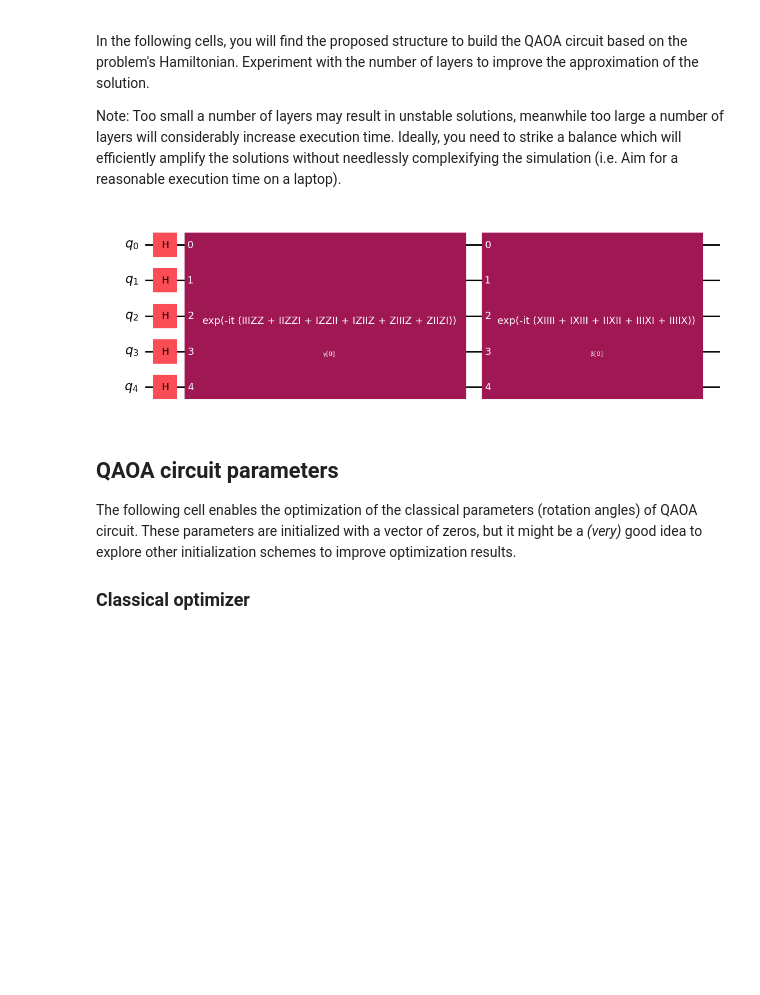
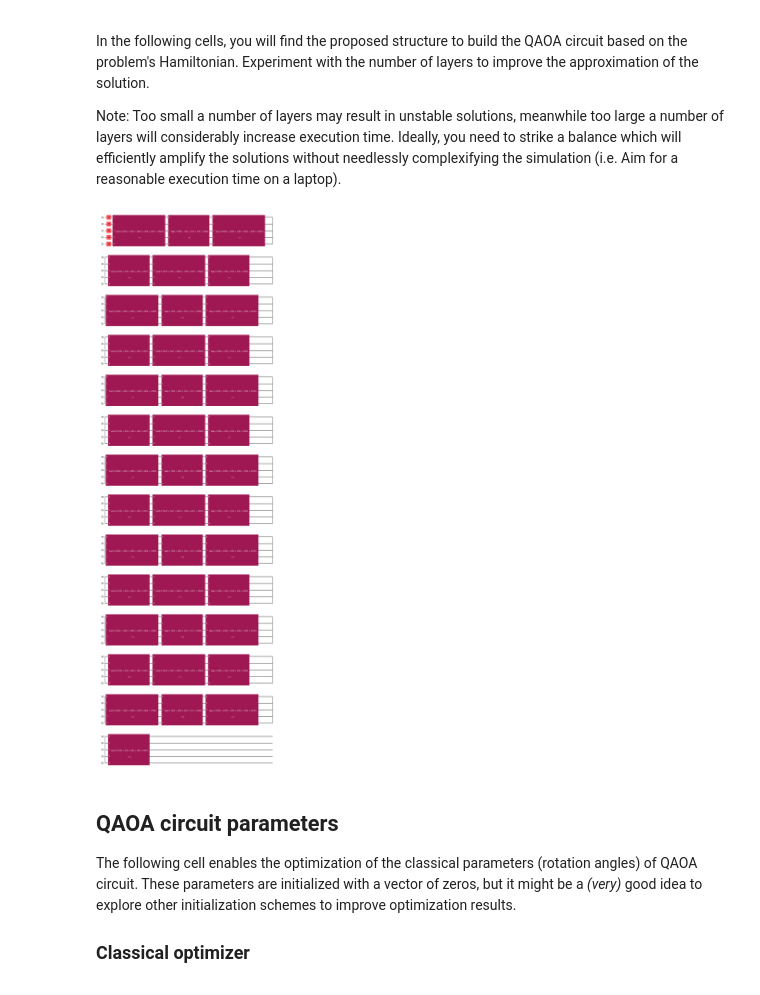
Before and after one commit to MahkameSalimi/iQuCodeFest2025_QuanTech, a Jupyter notebook: side_quests/qaoa/probleme_1.ipynb, the cells around one changed output. Drawn from its saved outputs; the diff is of its cells as text; code cells hidden in the pictures; blank space fills up the shorter version.

```diff
--- a/side_quests/qaoa/probleme_1.ipynb
+++ b/side_quests/qaoa/probleme_1.ipynb
@@ -329,15 +329,15 @@ In the following cells, you will find the proposed structure to build the QAOA c
 Note: Too small a number of layers may result in unstable solutions, meanwhile too large a number of layers will considerably increase execution time. Ideally, you need to strike a balance which will efficiently amplify the solutions without needlessly complexifying the simulation (i.e. Aim for a reasonable execution time on a laptop).
 # %%
 # Identify the number of layers (repetitions) for QAOA
-nb_layers = 1  # Modifier comme il vous plait
+nb_layers = 20  # Modifier comme il vous plait
 
 # Instantiate the QAOA circuit with Qiskit's implementation
 circuit_qaoa = QAOAAnsatz(H, reps=nb_layers)
 
 # Display the QAOA circuit if you want :-)
 circuit_qaoa.decompose(reps=1).draw(output="mpl", style="iqp")
 # %% [output]
-[figure, old version]
+[figure, new version]
 # %%
 # Define a simulator to compute average values
 backend = AerSimulator()  # Can be changed for different simulators or a real quantum backend, if desired
```
Also changed, not shown: parts of 3 cells of this notebook.
